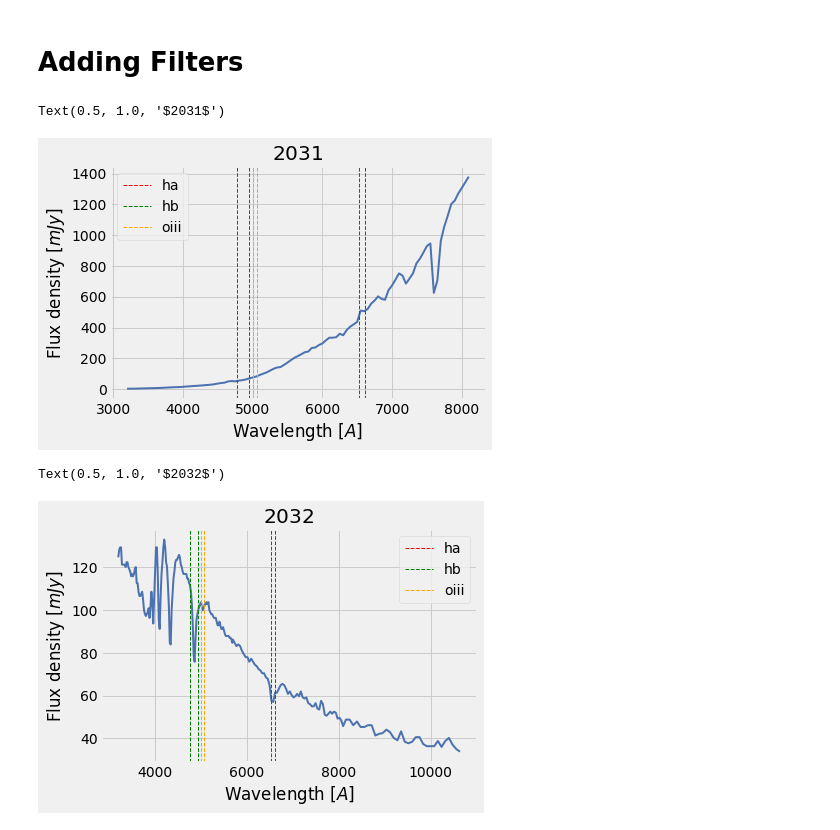
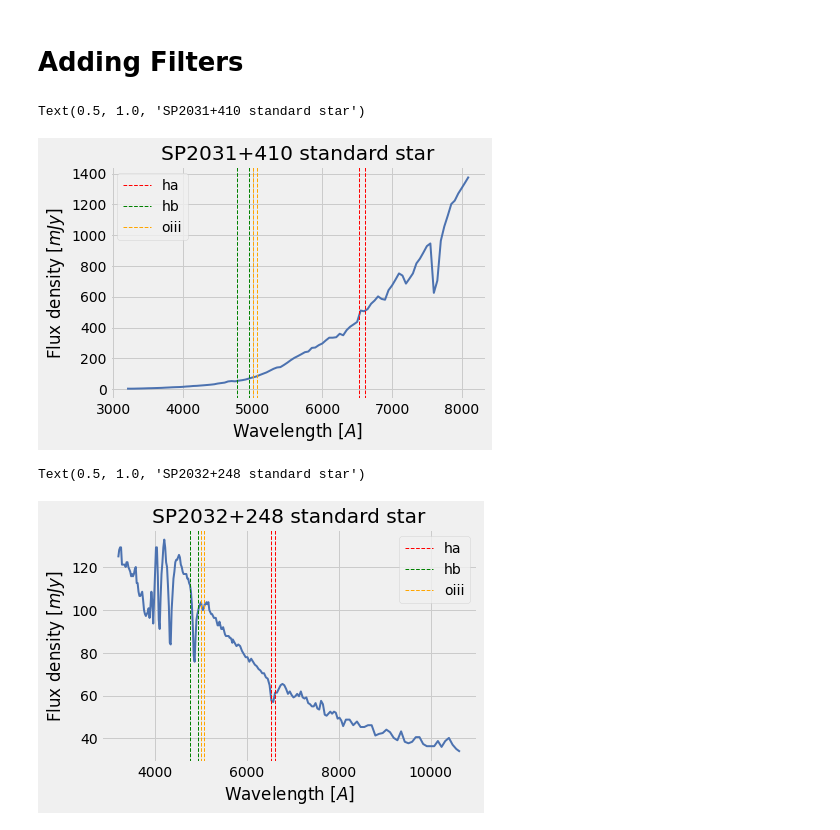
Before and after one commit to F7East/capstone-notes, a Jupyter notebook: standard stars graphs.ipynb, the cells around one changed output. Cells and saved outputs as stored; diff of their text form; code cells hidden in the pictures.

Commit message:
Added mappings plot
changed the name of the standard stars plots to their proper names

```diff
--- a/standard stars graphs.ipynb
+++ b/standard stars graphs.ipynb
@@ -388,18 +388,18 @@ oiii = [l_oiii - w_oiii/2, l_oiii + w_oiii/2]
 # %%
 plt.plot(x31, y31mjy, linewidth = 2)
 plt.xlabel('Wavelength [$A$]')
 plt.ylabel('Flux density [$mJy$]')
 plt.axvline(x=ha[0], color='red', linestyle='--', linewidth = 1, label = 'ha')
 plt.axvline(x=ha[1], color='red', linestyle='--', linewidth = 1)
 plt.axvline(x=hb[0], color='green', linestyle='--', linewidth = 1, label = 'hb')
 plt.axvline(x=hb[1], color='green', linestyle='--', linewidth = 1)
 plt.axvline(x=oiii[0], color='orange', linestyle='--', linewidth = 1, label = 'oiii')
 plt.axvline(x=oiii[1], color='orange', linestyle='--', linewidth = 1)
 plt.legend()
-plt.title('$2031$')
+plt.title('SP2031+410 standard star')
 # %% [output]
-Text(0.5, 1.0, '$2031$')
+Text(0.5, 1.0, 'SP2031+410 standard star')
-[figure, old version]
+[figure, new version]
 # %%
 plt.plot(x32, y32, linewidth = 2)
 plt.xlabel('Wavelength [$A$]')
@@ -411,7 +411,7 @@ plt.axvline(x=hb[1], color='green', linestyle='--', linewidth = 1)
 plt.axvline(x=oiii[0], color='orange', linestyle='--', linewidth = 1, label = 'oiii')
 plt.axvline(x=oiii[1], color='orange', linestyle='--', linewidth = 1)
 plt.legend()
-plt.title('$2032$')
+plt.title('SP2032+248 standard star')
 # %% [output]
-Text(0.5, 1.0, '$2032$')
+Text(0.5, 1.0, 'SP2032+248 standard star')
-[figure, old version]
+[figure, new version]
```
Also changed, not shown: 3 other files.
